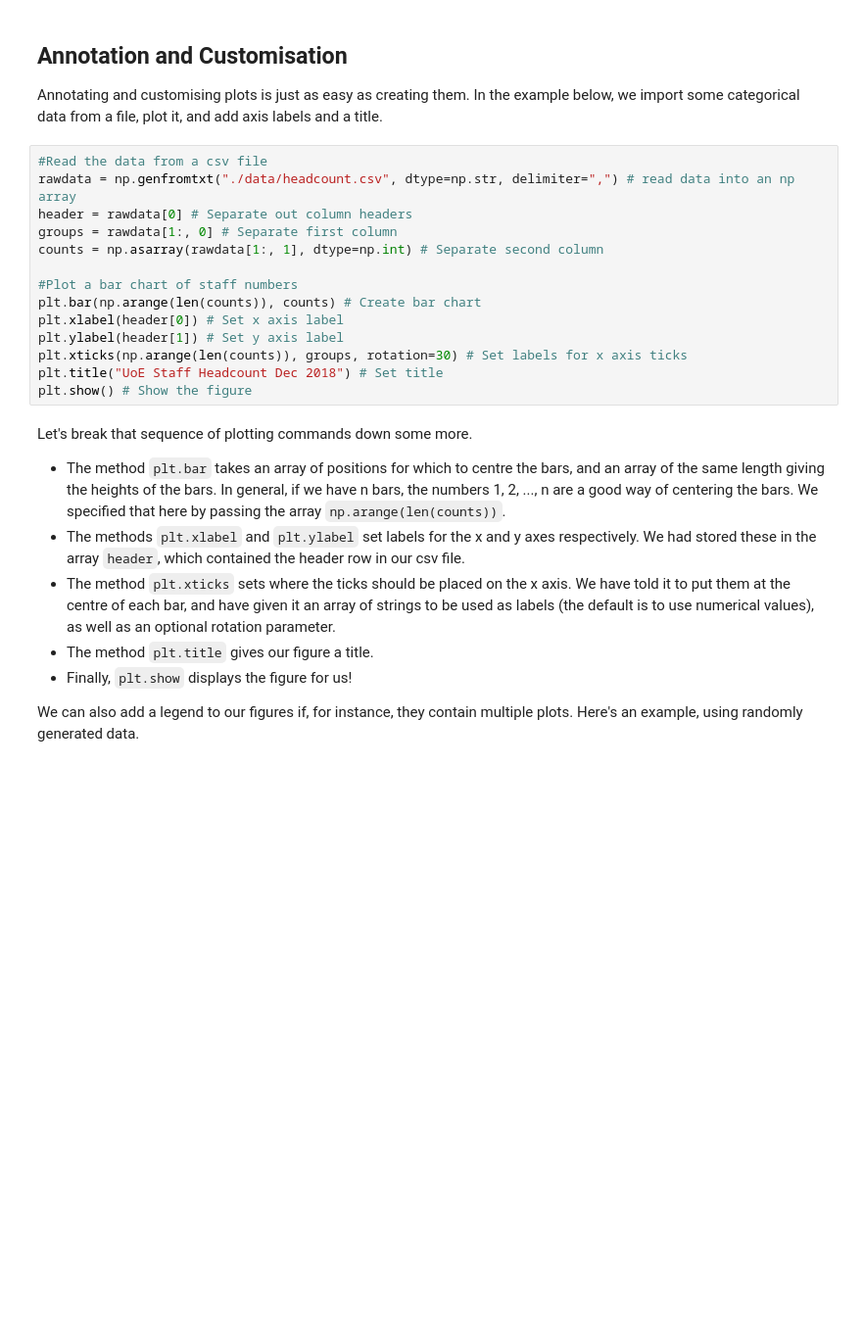
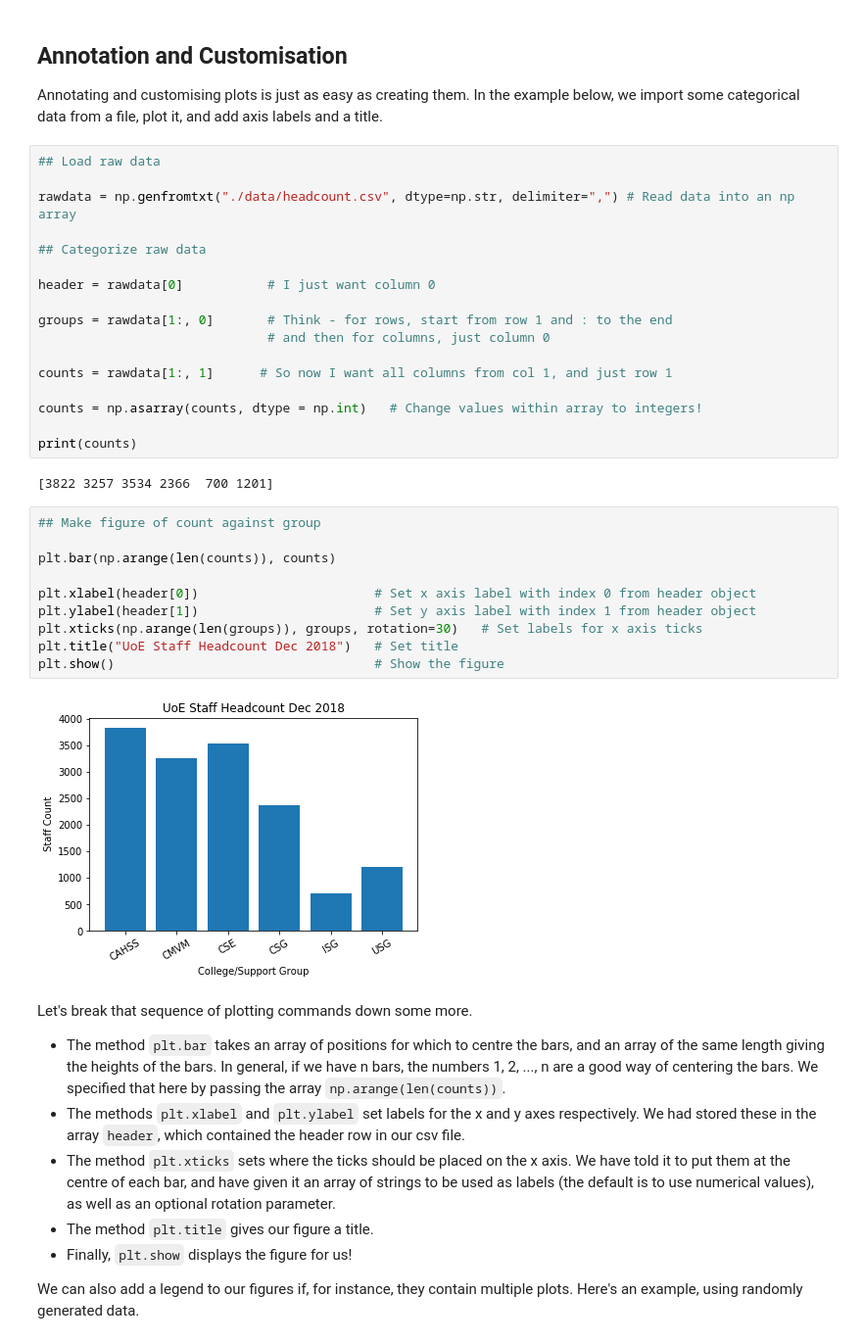
Before and after one commit to beverlytan/python-intro, a Jupyter notebook: info-svcs/python-data-4-plotting.ipynb, the cells around one changed output. Shown: that part at 98% size. Drawn from its saved outputs; the diff is of its cells as text; blank space fills up the shorter version.

```diff
--- a/info-svcs/python-data-4-plotting.ipynb
+++ b/info-svcs/python-data-4-plotting.ipynb
@@ -46,20 +58,37 @@ Use Numpy to generate 2 different sequences of random numbers of the same length
 ## Annotation and Customisation
 
 Annotating and customising plots is just as easy as creating them. In the example below, we import some categorical data from a file, plot it, and add axis labels and a title.
+# %%
+## Load raw data
+
+rawdata = np.genfromtxt("./data/headcount.csv", dtype=np.str, delimiter=",") # Read data into an np array
+
+## Categorize raw data
+
+header = rawdata[0]           # I just want column 0
+
+groups = rawdata[1:, 0]       # Think - for rows, start from row 1 and : to the end
+                              # and then for columns, just column 0
+
+counts = rawdata[1:, 1]      # So now I want all columns from col 1, and just row 1
+
+counts = np.asarray(counts, dtype = np.int)   # Change values within array to integers!
+
+print(counts)
+# %% [output]
+[3822 3257 3534 2366  700 1201]
 # %%
-#Read the data from a csv file
-rawdata = np.genfromtxt("./data/headcount.csv", dtype=np.str, delimiter=",") # read data into an np array
-header = rawdata[0] # Separate out column headers
-groups = rawdata[1:, 0] # Separate first column
-counts = np.asarray(rawdata[1:, 1], dtype=np.int) # Separate second column
+## Make figure of count against group
 
-#Plot a bar chart of staff numbers
-plt.bar(np.arange(len(counts)), counts) # Create bar chart
-plt.xlabel(header[0]) # Set x axis label
-plt.ylabel(header[1]) # Set y axis label
-plt.xticks(np.arange(len(counts)), groups, rotation=30) # Set labels for x axis ticks
-plt.title("UoE Staff Headcount Dec 2018") # Set title
-plt.show() # Show the figure
+plt.bar(np.arange(len(counts)), counts)
+
+plt.xlabel(header[0])                       # Set x axis label with index 0 from header object
+plt.ylabel(header[1])                       # Set y axis label with index 1 from header object
+plt.xticks(np.arange(len(groups)), groups, rotation=30)   # Set labels for x axis ticks
+plt.title("UoE Staff Headcount Dec 2018")   # Set title
+plt.show()                                  # Show the figure
+# %% [output]
+[figure, added]
 # %% [markdown]
 Let's break that sequence of plotting commands down some more.
 - The method `plt.bar` takes an array of positions for which to centre the bars, and an array of the same length giving the heights of the bars. In general, if we have n bars, the numbers 1, 2, ..., n are a good way of centering the bars. We specified that here by passing the array `np.arange(len(counts))`.
```
Also changed, not shown: parts of 10 cells of this notebook.
